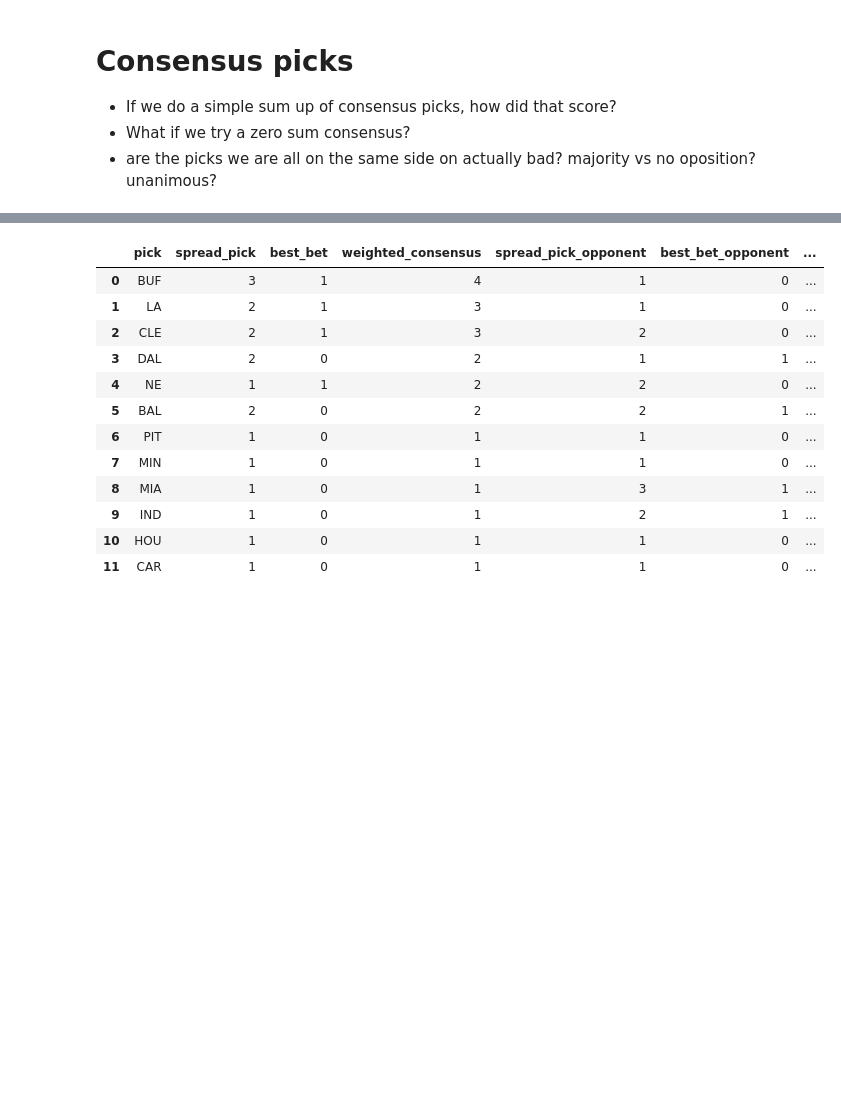
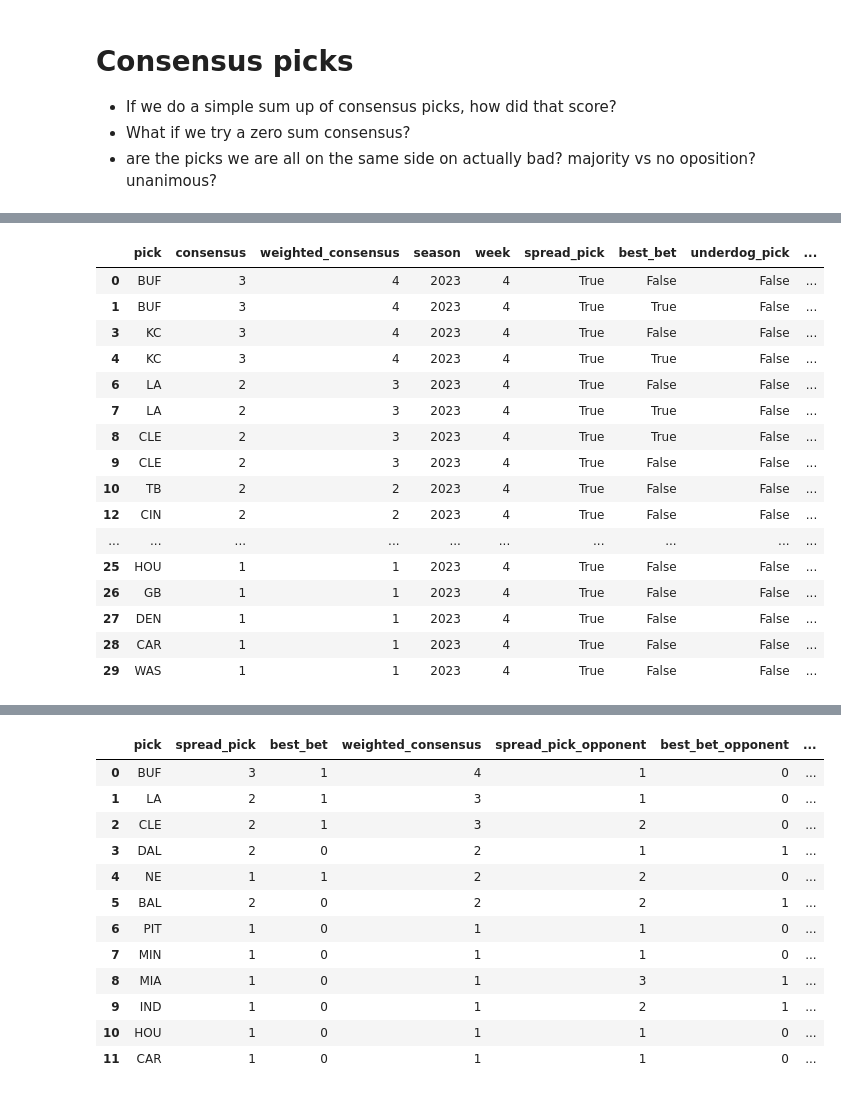
Before and after one commit to griffreichert/g-nfl, a Jupyter notebook: notebooks/homers-analysis.ipynb, the cells around one changed output, grey strips where cells are left out. Saved outputs shown, nothing was run; the diff lists cells and outputs as text; code cells hidden in the pictures; blank space fills up the shorter version.

```diff
--- a/notebooks/homers-analysis.ipynb
+++ b/notebooks/homers-analysis.ipynb
@@ -198,0 +117,5 @@ consensus
+# %%
+df = pd.merge(consensus, individual[['season', 'week', 'pick', 'pick_result']], on=['season', 'week', 'pick'])
+df = df.drop_duplicates()
+df['pick_result'] = df.pick_result.apply(lambda x: math.ceil(math.floor(x) / 2))
+df
@@ -199,3 +184,23 @@ consensus
+# %%
+df
+# %% [output]
+|  | pick | consensus | weighted_consensus | season | week | spread_pick | best_bet | underdog_pick | ... |
+| 0 | BUF | 3 | 4 | 2023 | 4 | True | False | False | ... |
+| 1 | BUF | 3 | 4 | 2023 | 4 | True | True | False | ... |
+| 3 | KC | 3 | 4 | 2023 | 4 | True | False | False | ... |
+| 4 | KC | 3 | 4 | 2023 | 4 | True | True | False | ... |
+| 6 | LA | 2 | 3 | 2023 | 4 | True | False | False | ... |
+| 7 | LA | 2 | 3 | 2023 | 4 | True | True | False | ... |
+| 8 | CLE | 2 | 3 | 2023 | 4 | True | True | False | ... |
+| 9 | CLE | 2 | 3 | 2023 | 4 | True | False | False | ... |
+| 10 | TB | 2 | 2 | 2023 | 4 | True | False | False | ... |
+| 12 | CIN | 2 | 2 | 2023 | 4 | True | False | False | ... |
+| ... | ... | ... | ... | ... | ... | ... | ... | ... | ... |
+| 25 | HOU | 1 | 1 | 2023 | 4 | True | False | False | ... |
+| 26 | GB | 1 | 1 | 2023 | 4 | True | False | False | ... |
+| 27 | DEN | 1 | 1 | 2023 | 4 | True | False | False | ... |
+| 28 | CAR | 1 | 1 | 2023 | 4 | True | False | False | ... |
+| 29 | WAS | 1 | 1 | 2023 | 4 | True | False | False | ... |
 # %%
 schedule = nfl.import_schedules([SEASON])
 week_schedule = schedule[schedule['week']==WEEK]
```
Also changed, not shown: parts of 21 cells of this notebook, 2 other files.
